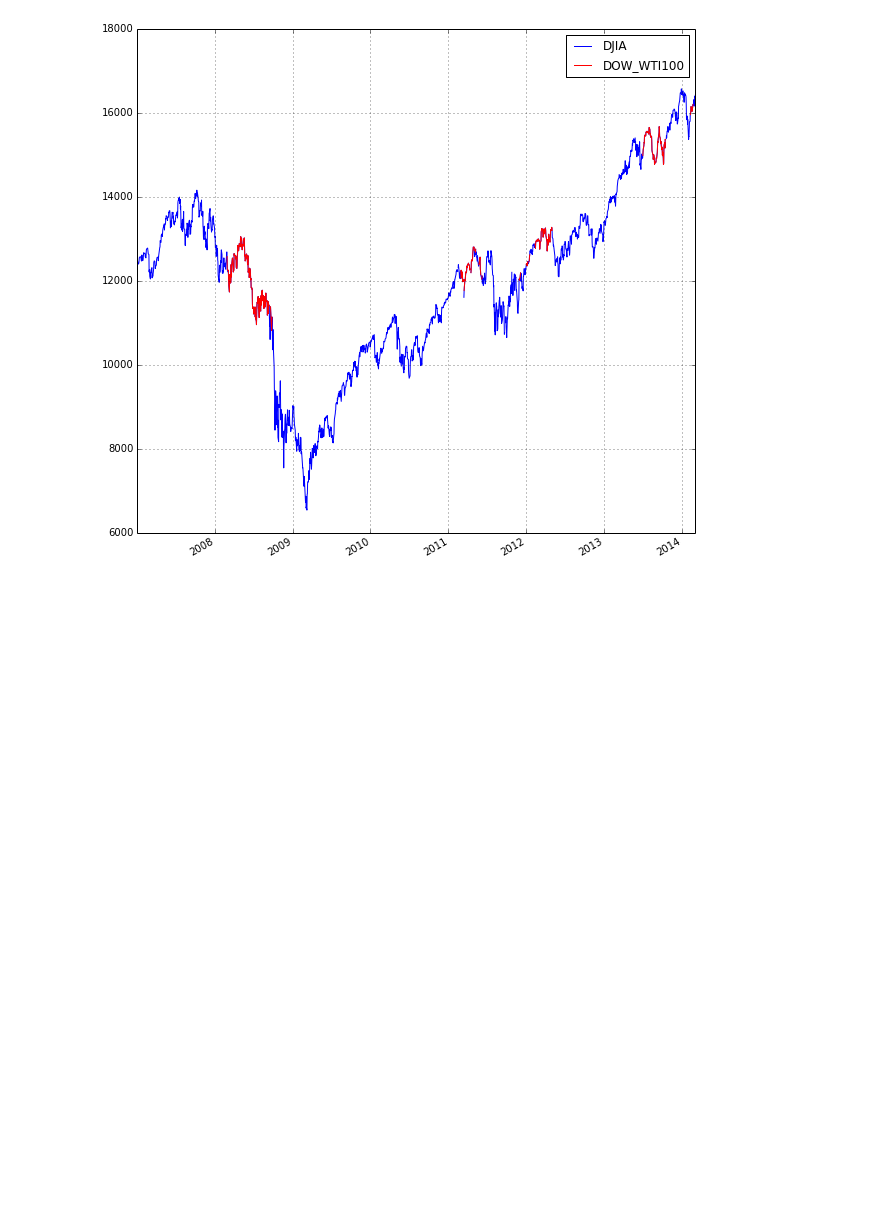
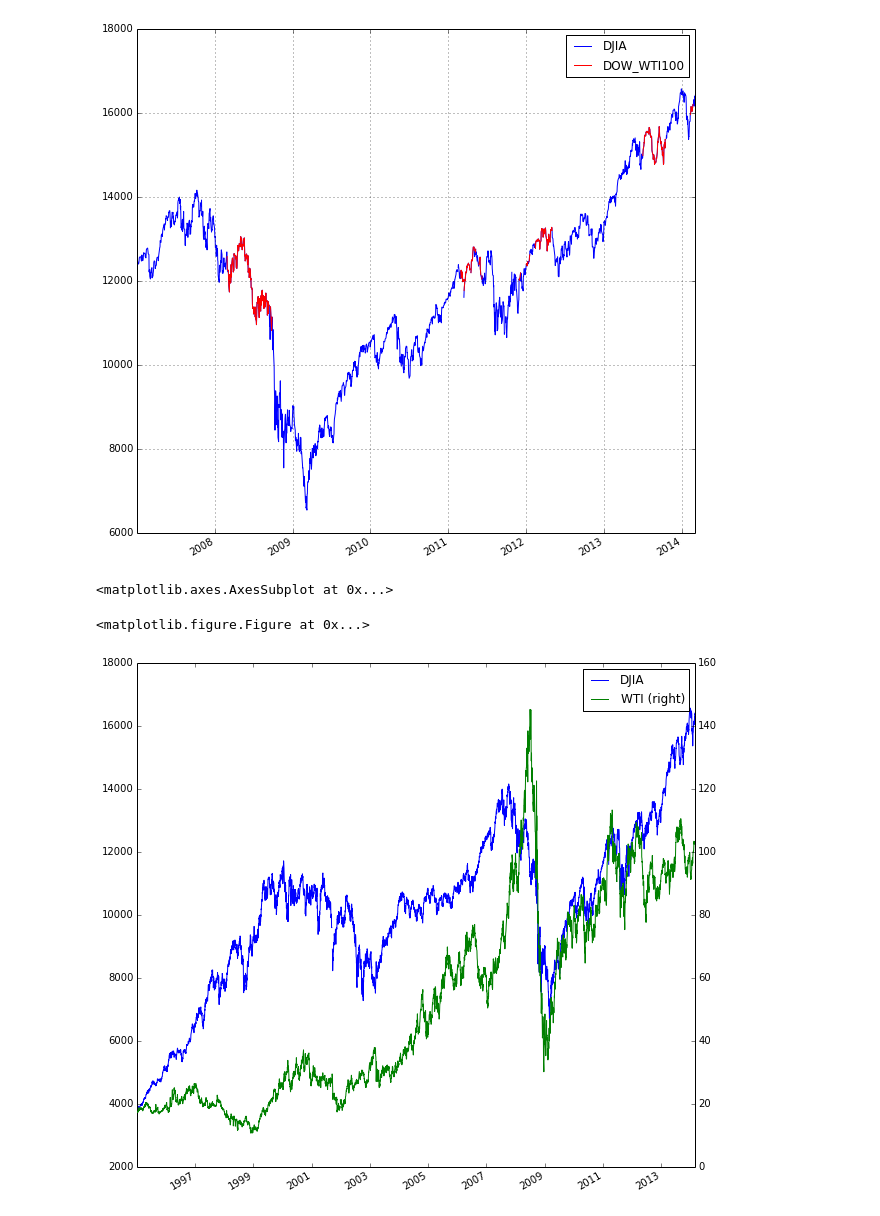
Before and after one commit to jrovegno/ipython-notebooks, a Jupyter notebook: pandas-DOW.ipynb, the cells around one changed output. Drawn from its saved outputs; the diff is of its cells as text; code cells hidden in the pictures; blank space fills up the shorter version.

Commit message:
secondary plot

```diff
--- a/pandas-DOW.ipynb
+++ b/pandas-DOW.ipynb
@@ -105,3 +105,12 @@ df['2007':][['DJIA','DOW_WTI100']].plot(color=('b','r'), figsize=(10, 10))
 # %% [output]
 <matplotlib.axes.AxesSubplot at 0x...>
 [figure]
+# %%
+df1 = df.drop(['DOW_WTI30', 'DOW_WTI70', 'DOW_WTI100'],axis=1)
+# %%
+plt.figure()
+df1['1995':].plot(secondary_y=['WTI'], figsize=(10, 10))
+# %% [output]
+<matplotlib.axes.AxesSubplot at 0x...>
+<matplotlib.figure.Figure at 0x...>
+[figure, added]
```
Also changed, not shown: 1 other file.
